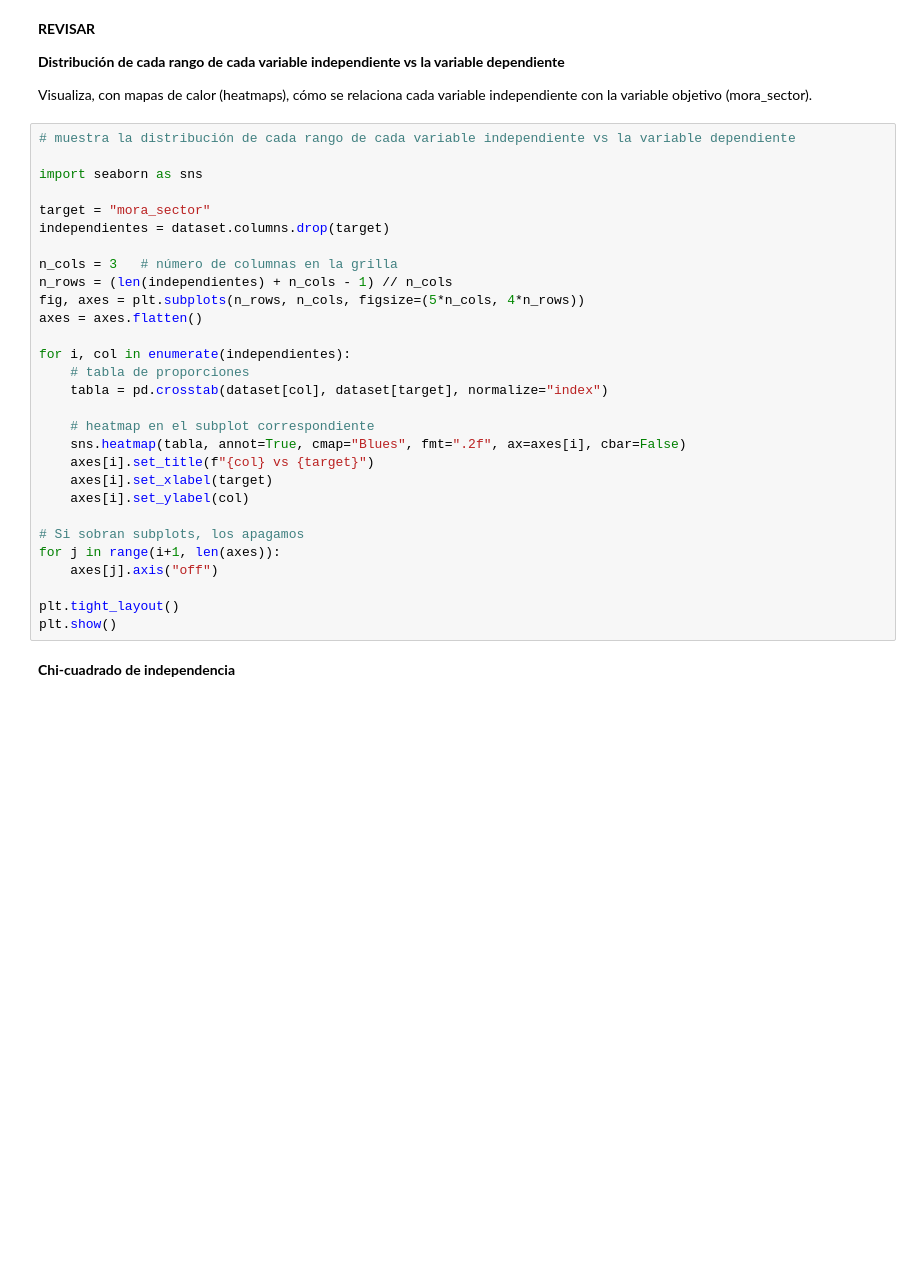
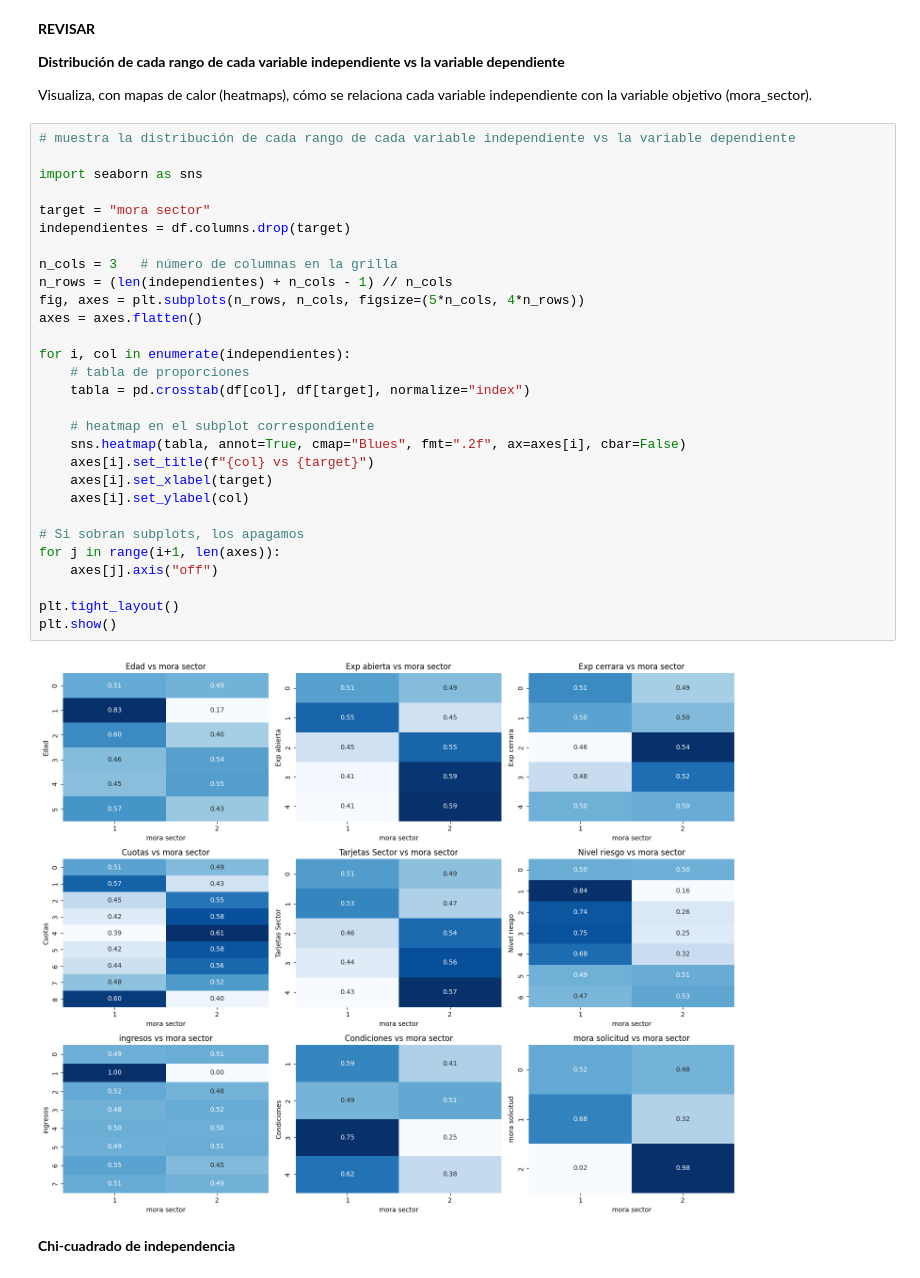
Before and after one commit to aljegoram/AnalisisDatos, a Jupyter notebook: Taller_1,_2_y_3_Análisis_de_Datos.ipynb, the cells around one changed output. Drawn from its saved outputs; the diff is of its cells as text; blank space fills up the shorter version.

```diff
--- a/Taller_1,_2_y_3_Análisis_de_Datos.ipynb
+++ b/Taller_1,_2_y_3_Análisis_de_Datos.ipynb
@@ -460,32 +460,34 @@ Visualiza, con mapas de calor (heatmaps), cómo se relaciona cada variable indep
 # %%
 # muestra la distribución de cada rango de cada variable independiente vs la variable dependiente
 
 import seaborn as sns
 
-target = "mora_sector"
-independientes = dataset.columns.drop(target)
+target = "mora sector"
+independientes = df.columns.drop(target)
 
 n_cols = 3   # número de columnas en la grilla
 n_rows = (len(independientes) + n_cols - 1) // n_cols
 fig, axes = plt.subplots(n_rows, n_cols, figsize=(5*n_cols, 4*n_rows))
 axes = axes.flatten()
 
 for i, col in enumerate(independientes):
     # tabla de proporciones
-    tabla = pd.crosstab(dataset[col], dataset[target], normalize="index")
+    tabla = pd.crosstab(df[col], df[target], normalize="index")
 
     # heatmap en el subplot correspondiente
     sns.heatmap(tabla, annot=True, cmap="Blues", fmt=".2f", ax=axes[i], cbar=False)
     axes[i].set_title(f"{col} vs {target}")
     axes[i].set_xlabel(target)
     axes[i].set_ylabel(col)
 
 # Si sobran subplots, los apagamos
 for j in range(i+1, len(axes)):
     axes[j].axis("off")
 
 plt.tight_layout()
 plt.show()
+# %% [output]
+[figure, added]
 # %% [markdown]
 **Chi-cuadrado de independencia**
 # %% [markdown]
```
Also changed, not shown: parts of 2 cells of this notebook.
